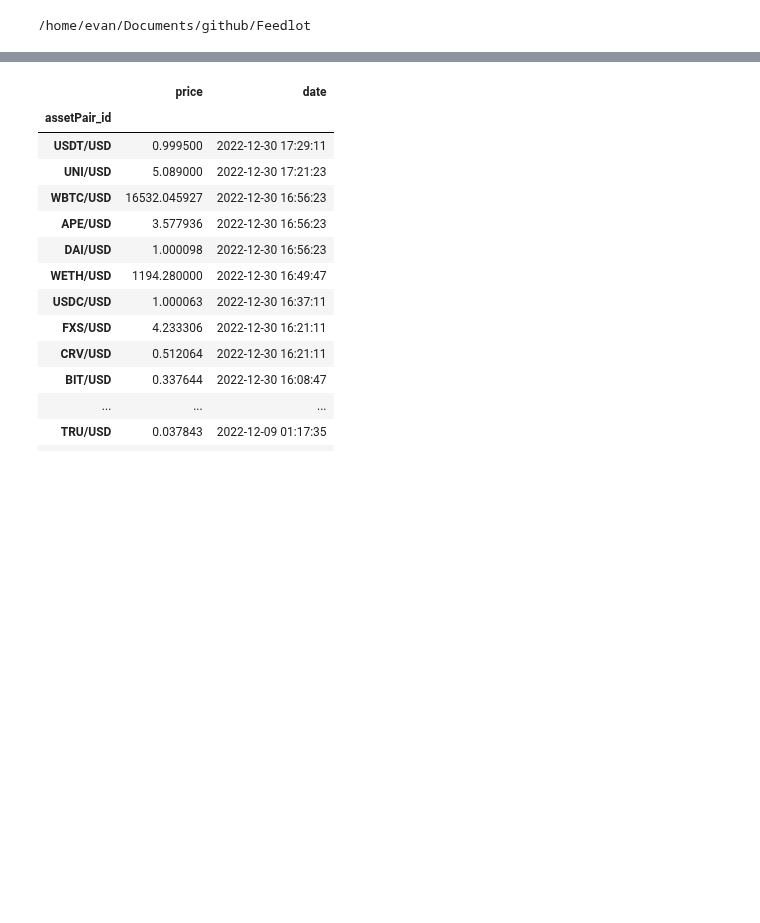
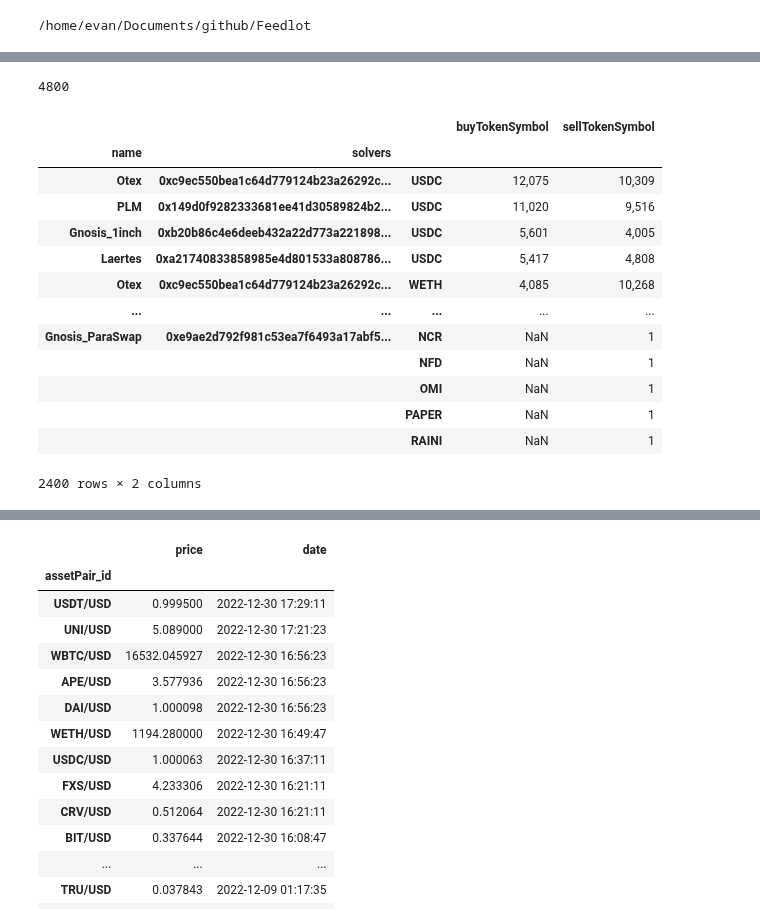
Before and after one commit to mohammed7s/Feedlot, a Jupyter notebook: exploratory_data_notebooks/cow_chain_swaps.ipynb, the cells around one changed output, grey strips where cells are left out. Drawn from its saved outputs; the diff is of its cells as text; code cells hidden in the pictures; blank space fills up the shorter version.

```diff
--- a/exploratory_data_notebooks/cow_chain_swaps.ipynb
+++ b/exploratory_data_notebooks/cow_chain_swaps.ipynb
@@ -30,0 +22,7 @@ cow_chain_df
+# %%
+# add buyAmountEthUSD and sellAmountEthUSD columns
+cow_chain_df['buyAmountChainPrice'] = cow_chain_df['buyAmountEth'] * cow_chain_df['eth_chain_price']
+cow_chain_df['sellAmountChainPrice'] = cow_chain_df['sellAmountEth'] * cow_chain_df['eth_chain_price']
+# %%
+# filter cow_chain_df for active = True and environment = 'prod'
+active_cow_solvers_df = cow_chain_df[(cow_chain_df['active'] == True) & (cow_chain_df['environment'] == 'prod')]
@@ -30,0 +107,21 @@ cow_chain_df
+# %%
+cow_buy_sell_vol.size
+# %% [output]
+4800
+# %%
+cow_buy_sell_vol # sample_df shows each solver's highest buy/sell dollar values for each token with over 1M in volume.
+# %% [output]
+|  |  |  | buyTokenSymbol | sellTokenSymbol |
+| name | solvers |  |  |  |
+| Otex | 0xc9ec550bea1c64d779124b23a26292c... | USDC | 12,075 | 10,309 |
+| PLM | 0x149d0f9282333681ee41d30589824b2... | USDC | 11,020 | 9,516 |
+| Gnosis_1inch | 0xb20b86c4e6deeb432a22d773a221898... | USDC | 5,601 | 4,005 |
+| Laertes | 0xa21740833858985e4d801533a808786... | USDC | 5,417 | 4,808 |
+| Otex | 0xc9ec550bea1c64d779124b23a26292c... | WETH | 4,085 | 10,268 |
+| ... | ... | ... | ... | ... |
+| Gnosis_ParaSwap | 0xe9ae2d792f981c53ea7f6493a17abf5... | NCR | NaN | 1 |
+|  |  | NFD | NaN | 1 |
+|  |  | OMI | NaN | 1 |
+|  |  | PAPER | NaN | 1 |
+|  |  | RAINI | NaN | 1 |
+2400 rows × 2 columns
```
Also changed, not shown: parts of 20 cells of this notebook.
